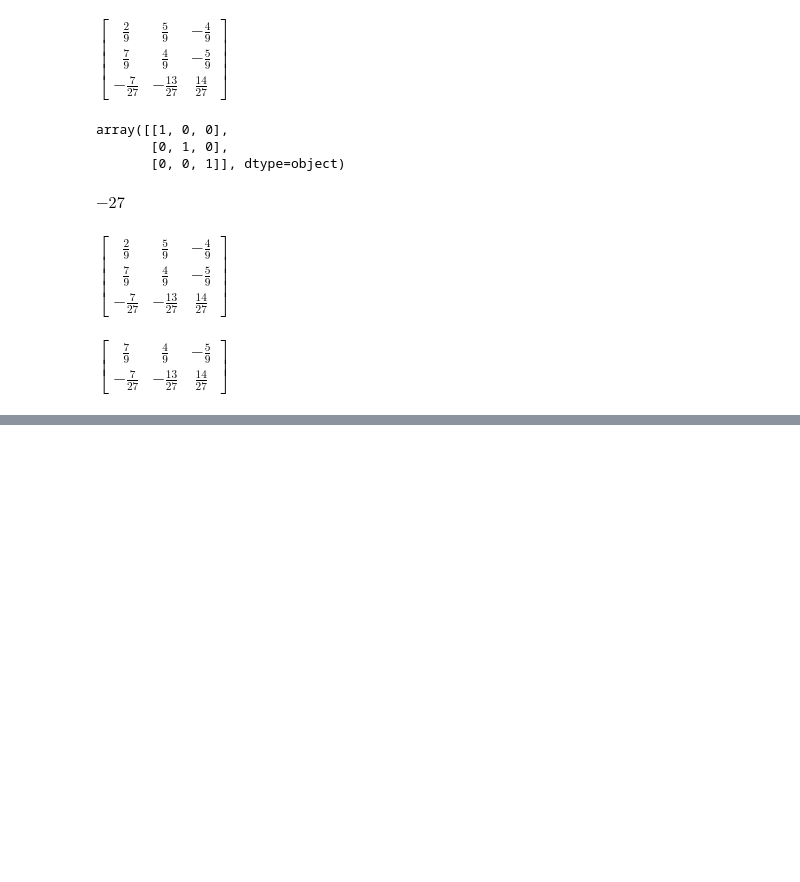
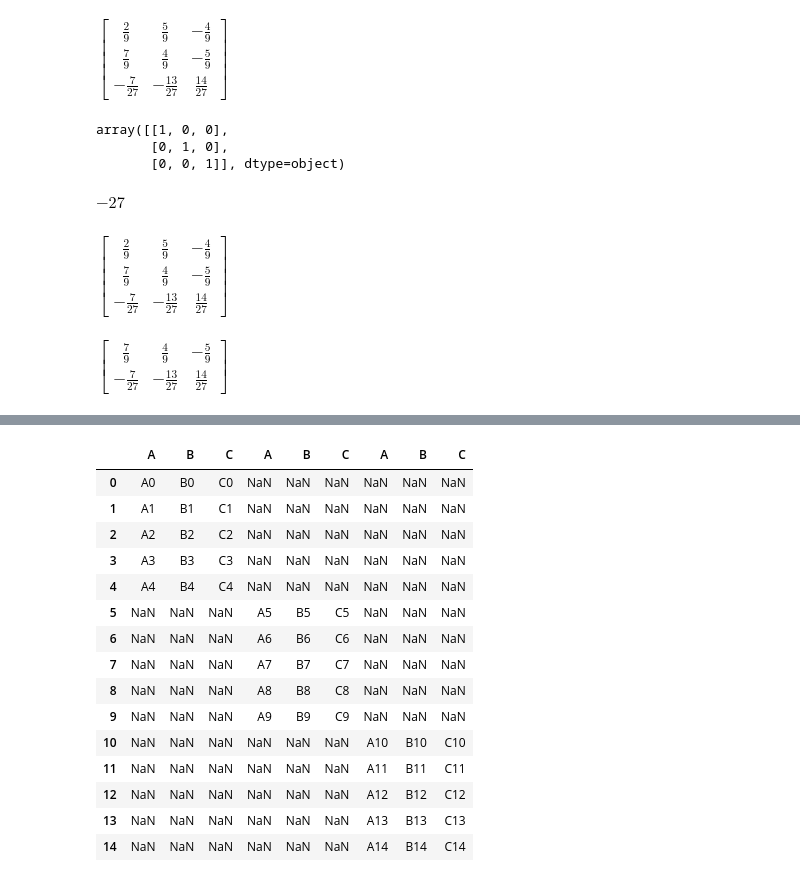
Before and after one commit to doumbiassa/REU_SUMMER_2022, a Jupyter notebook: Pandas_&Numpy.ipynb, the cells around one changed output, grey strips where cells are left out. Saved outputs shown, nothing was run; the diff lists cells and outputs as text; code cells hidden in the pictures; blank space fills up the shorter version.

Commit message:
merge, join, concat and salaries data project

```diff
--- a/Pandas_&Numpy.ipynb
+++ b/Pandas_&Numpy.ipynb
@@ -228,0 +539,5 @@ $\displaystyle \left[\begin{matrix}85\\114\\50\\62\end{matrix}\right]$
+# %%
+df1 = pd.DataFrame({'A':['A0','A1','A2','A3','A4'],
+ 'B':['B0','B1','B2','B3','B4'],
+ 'C':['C0','C1','C2','C3','C4']},
+                  index=[0,1,2,3,4])
@@ -228,0 +551,5 @@ $\displaystyle \left[\begin{matrix}85\\114\\50\\62\end{matrix}\right]$
+# %%
+df2 = pd.DataFrame({'A':['A5','A6','A7','A8','A9'],
+ 'B':['B5','B6','B7','B8','B9'],
+ 'C':['C5','C6','C7','C8','C9']},
+                  index=[5,6,7,8,9])
@@ -228,0 +565,5 @@ $\displaystyle \left[\begin{matrix}85\\114\\50\\62\end{matrix}\right]$
+# %%
+df3 = pd.DataFrame({'A':['A10','A11','A12','A13','A14'],
+ 'B':['B10','B11','B12','B13','B14'],
+ 'C':['C10','C11','C12','C13','C14']},
+                  index=[10,11,12,13,14])
@@ -228,0 +600,19 @@ $\displaystyle \left[\begin{matrix}85\\114\\50\\62\end{matrix}\right]$
+# %%
+ pd.concat([df1,df2,df3], axis=1)
+# %% [output]
+|  | A | B | C | A | B | C | A | B | C |
+| 0 | A0 | B0 | C0 | NaN | NaN | NaN | NaN | NaN | NaN |
+| 1 | A1 | B1 | C1 | NaN | NaN | NaN | NaN | NaN | NaN |
+| 2 | A2 | B2 | C2 | NaN | NaN | NaN | NaN | NaN | NaN |
+| 3 | A3 | B3 | C3 | NaN | NaN | NaN | NaN | NaN | NaN |
+| 4 | A4 | B4 | C4 | NaN | NaN | NaN | NaN | NaN | NaN |
+| 5 | NaN | NaN | NaN | A5 | B5 | C5 | NaN | NaN | NaN |
+| 6 | NaN | NaN | NaN | A6 | B6 | C6 | NaN | NaN | NaN |
+| 7 | NaN | NaN | NaN | A7 | B7 | C7 | NaN | NaN | NaN |
+| 8 | NaN | NaN | NaN | A8 | B8 | C8 | NaN | NaN | NaN |
+| 9 | NaN | NaN | NaN | A9 | B9 | C9 | NaN | NaN | NaN |
+| 10 | NaN | NaN | NaN | NaN | NaN | NaN | A10 | B10 | C10 |
+| 11 | NaN | NaN | NaN | NaN | NaN | NaN | A11 | B11 | C11 |
+| 12 | NaN | NaN | NaN | NaN | NaN | NaN | A12 | B12 | C12 |
+| 13 | NaN | NaN | NaN | NaN | NaN | NaN | A13 | B13 | C13 |
+| 14 | NaN | NaN | NaN | NaN | NaN | NaN | A14 | B14 | C14 |
```
Also changed, not shown: parts of 66 cells of this notebook, 3 other files.
